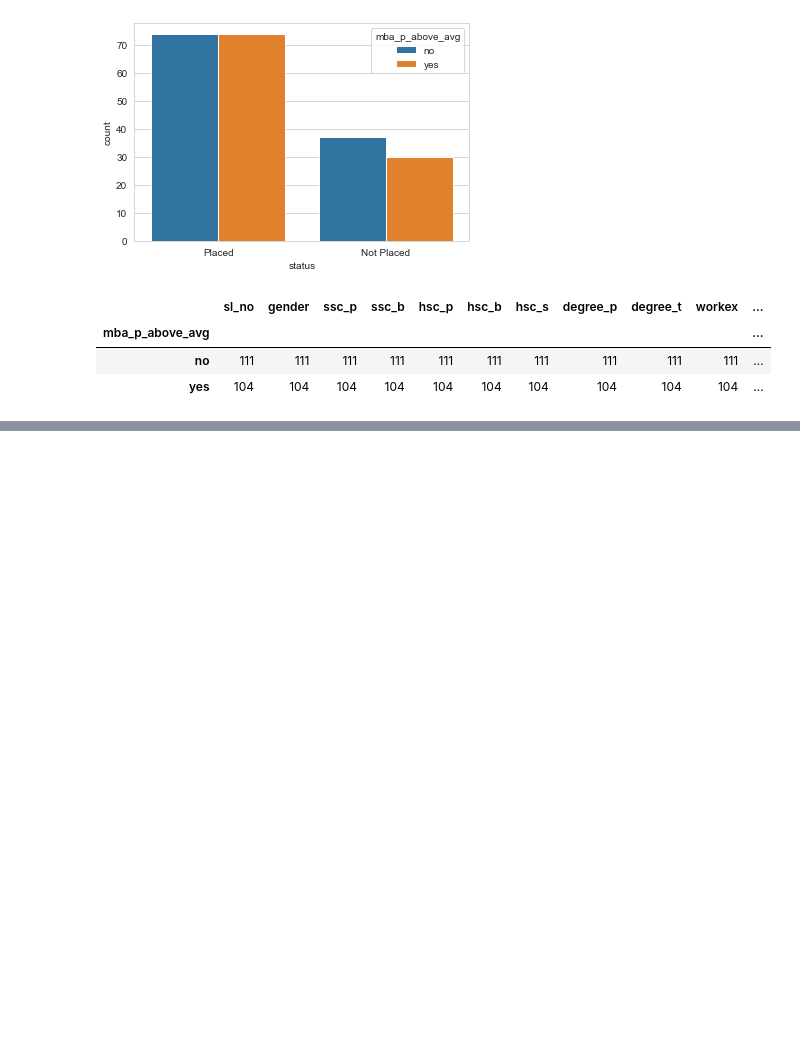
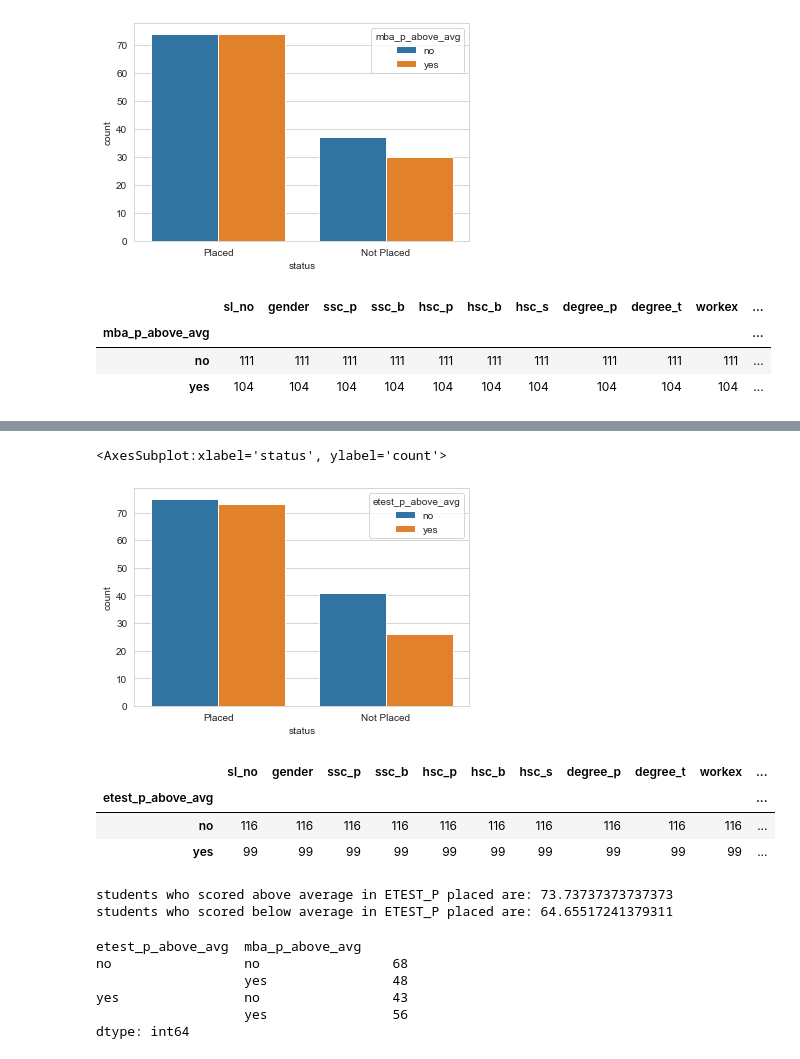
Before and after one commit to SaiSatya16/Hackathon-BrainDead-IIEST, a Jupyter notebook: Problem-1/Satya_notebook.ipynb, the cells around one changed output, grey strips where cells are left out. Drawn from its saved outputs; the diff is of its cells as text; code cells hidden in the pictures; blank space fills up the shorter version.

```diff
--- a/Problem-1/Satya_notebook.ipynb
+++ b/Problem-1/Satya_notebook.ipynb
@@ -484,0 +499,4 @@ df.groupby('mba_p_above_avg').count()
+# %%
+total_etest_p = df['etest_p'].sum()
+avg_etest = total_etest_p/215
+print(avg_etest)
@@ -484,0 +505,5 @@ df.groupby('mba_p_above_avg').count()
+# %%
+df['etest_p_above_avg'] = 'yes'
+df.loc[(df['etest_p'] > avg_etest), 'etest_p_above_avg'] = 'yes'
+df.loc[(df['etest_p'] < avg_etest), 'etest_p_above_avg'] = 'no'
+df.head()
@@ -484,0 +517,33 @@ df.groupby('mba_p_above_avg').count()
+# %%
+sn.set_style('whitegrid')
+sn.countplot(x='status',hue='etest_p_above_avg',data=df)
+# %% [output]
+<AxesSubplot:xlabel='status', ylabel='count'>
+[figure, added]
+# %%
+df.groupby('etest_p_above_avg').count()
+# %% [output]
+|  | sl_no | gender | ssc_p | ssc_b | hsc_p | hsc_b | hsc_s | degree_p | degree_t | workex | ... |
+| etest_p_above_avg |  |  |  |  |  |  |  |  |  |  | ... |
+| no | 116 | 116 | 116 | 116 | 116 | 116 | 116 | 116 | 116 | 116 | ... |
+| yes | 99 | 99 | 99 | 99 | 99 | 99 | 99 | 99 | 99 | 99 | ... |
+# %%
+etest_p_av_y = 99
+etest_p_av_n = 116
+etest_p_av_y_placed = 73
+etest_p_av_n_placed = 75
+print("students who scored above average in ETEST_P placed are:",etest_p_av_y_placed/etest_p_av_y*100)
+print("students who scored below average in ETEST_P placed are:",etest_p_av_n_placed/etest_p_av_n*100)
+# %% [output]
+students who scored above average in ETEST_P placed are: 73.73737373737373
+students who scored below average in ETEST_P placed are: 64.65517241379311
+# %%
+test1 = df.groupby(['etest_p_above_avg','mba_p_above_avg'])
+test1.size()
+# %% [output]
+etest_p_above_avg  mba_p_above_avg
+no                 no                 68
+                   yes                48
+yes                no                 43
+                   yes                56
+dtype: int64
```
Also changed, not shown: parts of 16 cells of this notebook.
